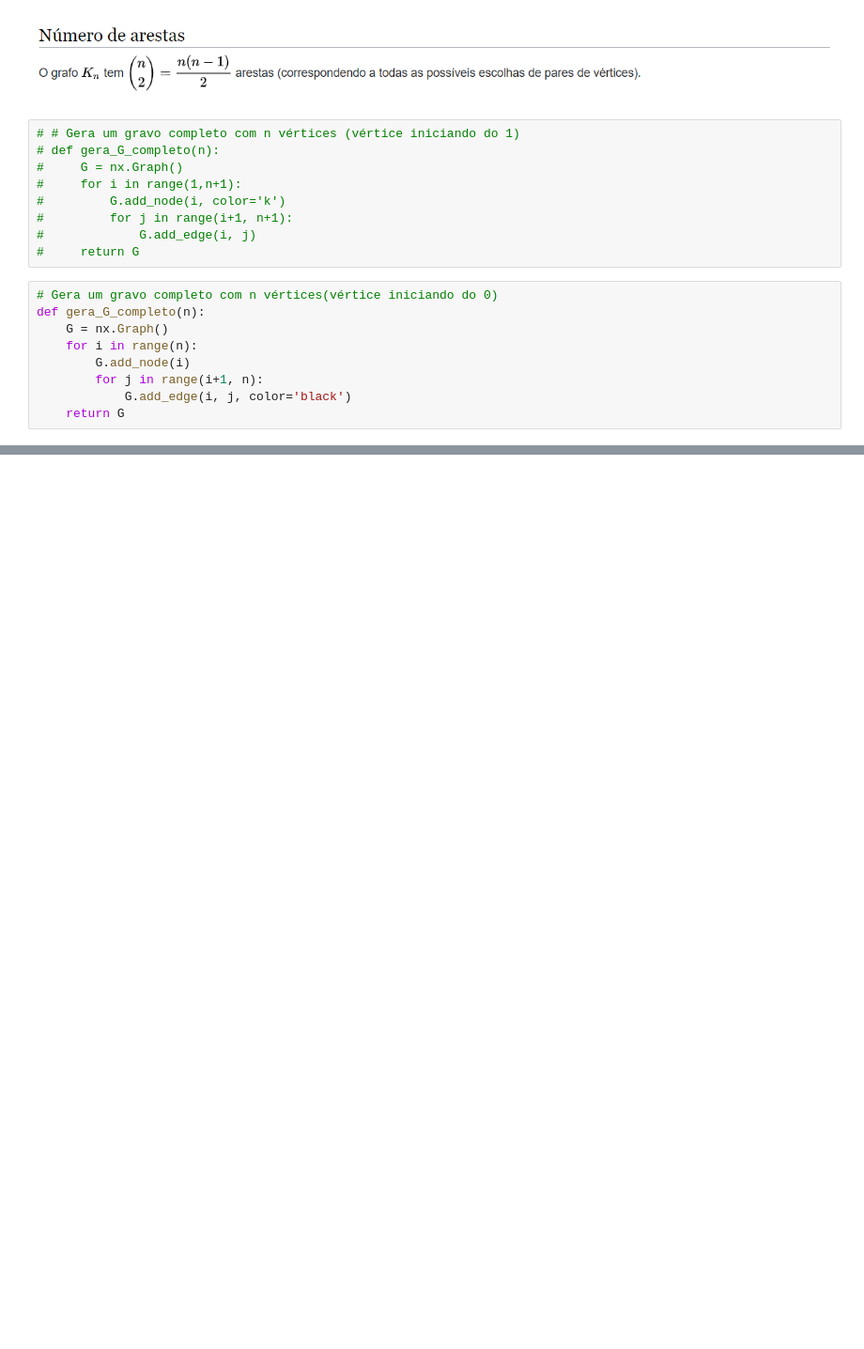
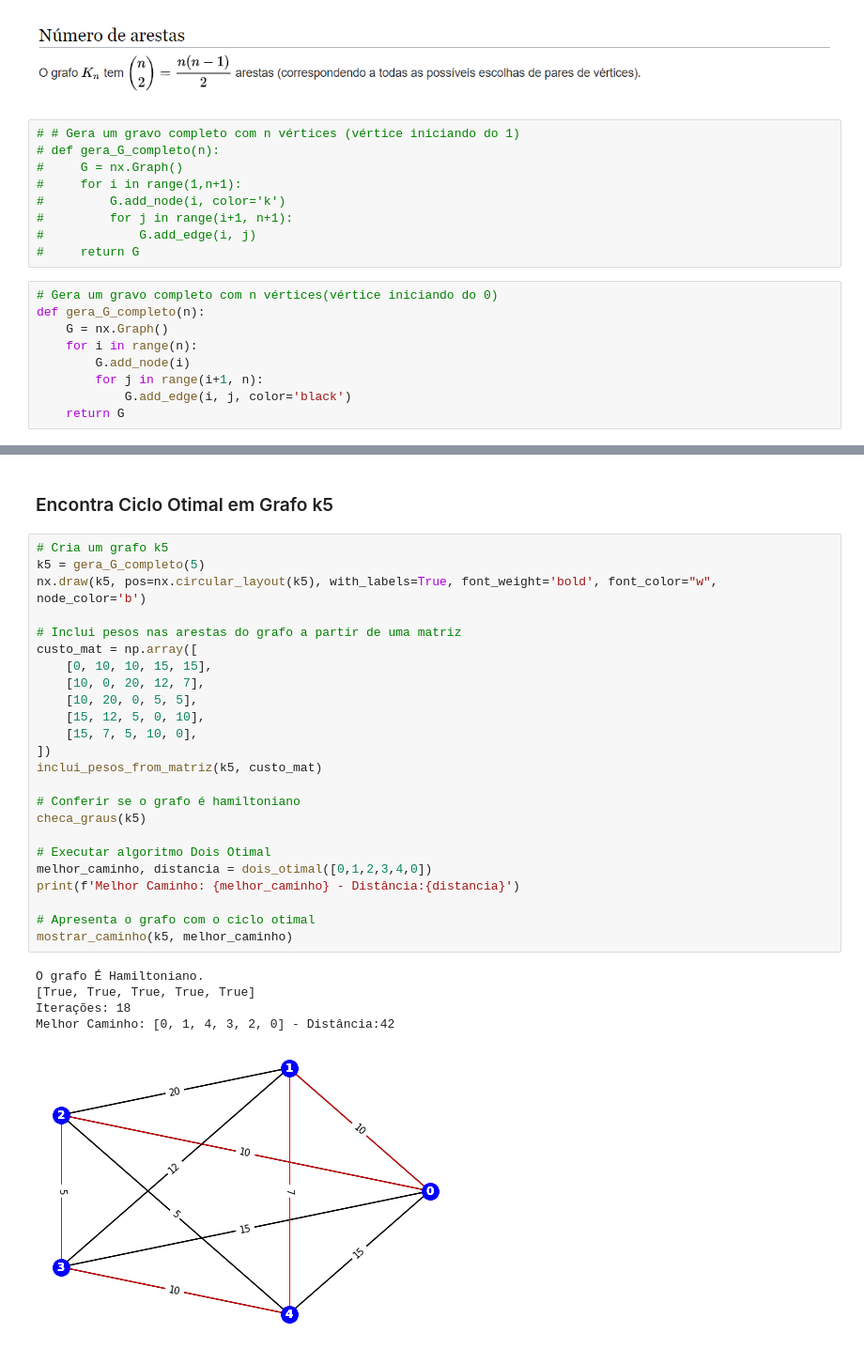
Before and after one commit to mauriciobritojr/Grafos, a Jupyter notebook: Ciclos Hamiltoniano.ipynb, the cells around one changed output, grey strips where cells are left out. Shown at 94% size. Cells and saved outputs as stored; diff of their text form; blank space fills up the shorter version.

```diff
--- a/Ciclos Hamiltoniano.ipynb
+++ b/Ciclos Hamiltoniano.ipynb
@@ -175,0 +184,32 @@ mostra_caminho(G, melhor_caminho)
+# %% [markdown]
+### Encontra Ciclo Otimal em Grafo k5
+# %%
+# Cria um grafo k5
+k5 = gera_G_completo(5)
+nx.draw(k5, pos=nx.circular_layout(k5), with_labels=True, font_weight='bold', font_color="w", node_color='b')
+
+# Inclui pesos nas arestas do grafo a partir de uma matriz
+custo_mat = np.array([
+    [0, 10, 10, 15, 15],
+    [10, 0, 20, 12, 7],
+    [10, 20, 0, 5, 5],
+    [15, 12, 5, 0, 10],
+    [15, 7, 5, 10, 0],
+])
+inclui_pesos_from_matriz(k5, custo_mat)
+
+# Conferir se o grafo é hamiltoniano
+checa_graus(k5)
+
+# Executar algoritmo Dois Otimal
+melhor_caminho, distancia = dois_otimal([0,1,2,3,4,0])
+print(f'Melhor Caminho: {melhor_caminho} - Distância:{distancia}')
+
+# Apresenta o grafo com o ciclo otimal
+mostrar_caminho(k5, melhor_caminho)
+# %% [output]
+O grafo É Hamiltoniano.
+[True, True, True, True, True]
+Iterações: 18
+Melhor Caminho: [0, 1, 4, 3, 2, 0] - Distância:42
+[figure, added]
```
Also changed, not shown: parts of 20 cells of this notebook.
